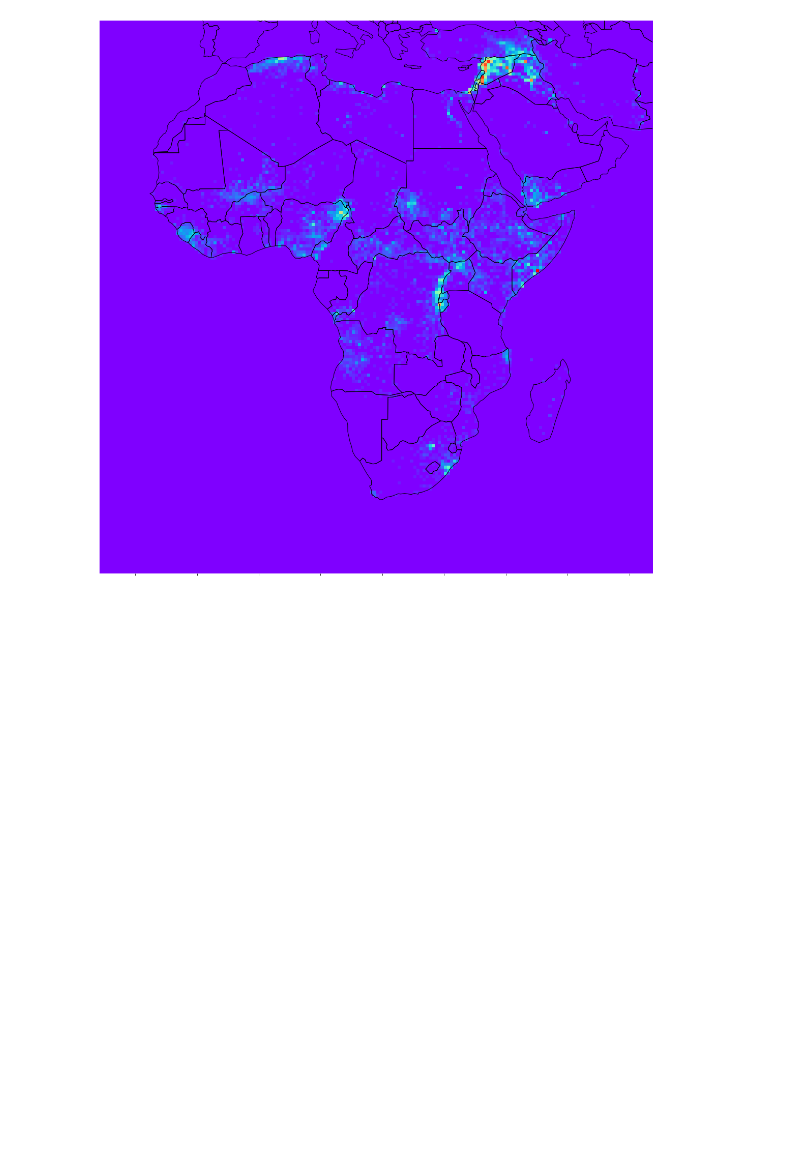
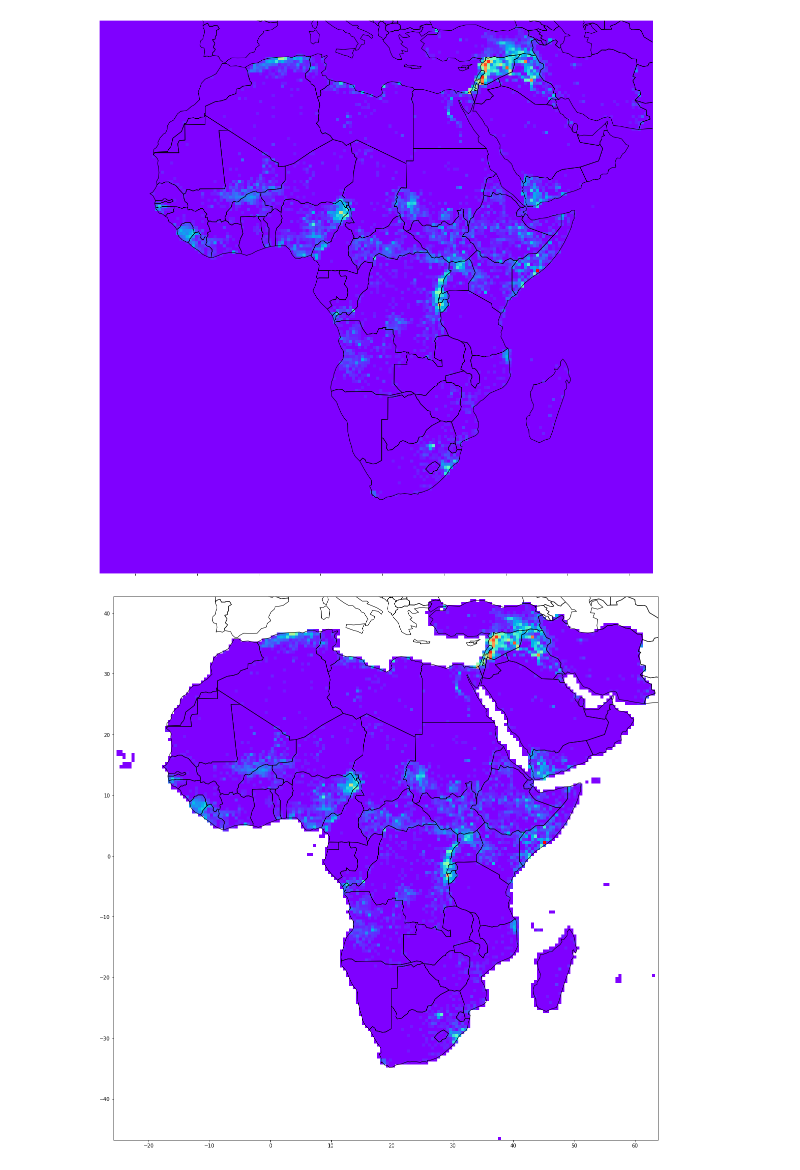
Before and after one commit to Polichinel/HydraNet_001, a Jupyter notebook: notebooks/plot_patches.ipynb, the cells around one changed output. Drawn from its saved outputs; the diff is of its cells as text; code cells hidden in the pictures; blank space fills up the shorter version.

```diff
--- a/notebooks/plot_patches.ipynb
+++ b/notebooks/plot_patches.ipynb
@@ -177,3 +177,38 @@ def plot_grid_no_squares(grid, save = False):
 plot_grid_no_squares(grid, save = True)
 # %% [output]
 [figure]
+# %%
+def discard_ME_cells(un_masked_matrix, views_vol, feature):
+
+    middle_east_c_id = [0.0]
+
+    # Values to mask (0 and 1 in this example)
+    values_to_mask = np.array(middle_east_c_id)
+
+    # Create a mask for the specified values
+    mask = np.isin(views_vol[-48, :, :, 4], values_to_mask)
+
+    # Mask the array using the created mask
+    masked_matrix = np.ma.masked_where(mask, un_masked_matrix[ :, :]) # [feature, :, :] is for the feature, i.e. type of violence
+
+    return masked_matrix#vector
+# %%
+masked_matrix = discard_ME_cells(grid, views_vol, 0)
+# %%
+extent = (-25.75, 63.75, -46.75, 42.75)
+
+# Create the figure and axis
+fig, ax = plt.subplots(figsize=(30, 20))
+
+# Plot the world map
+world.plot(ax=ax, color='none', edgecolor='black')
+
+# Set vmin and vmax for the image
+vmin = 0
+vmax = grid.max()
+
+ax.imshow(masked_matrix, extent=extent, vmin=vmin, vmax=vmax, cmap='rainbow', alpha=1)
+
+plt.show()
+# %% [output]
+[figure, added]
```
Also changed, not shown: parts of 1 cell of this notebook, 2 other files.
